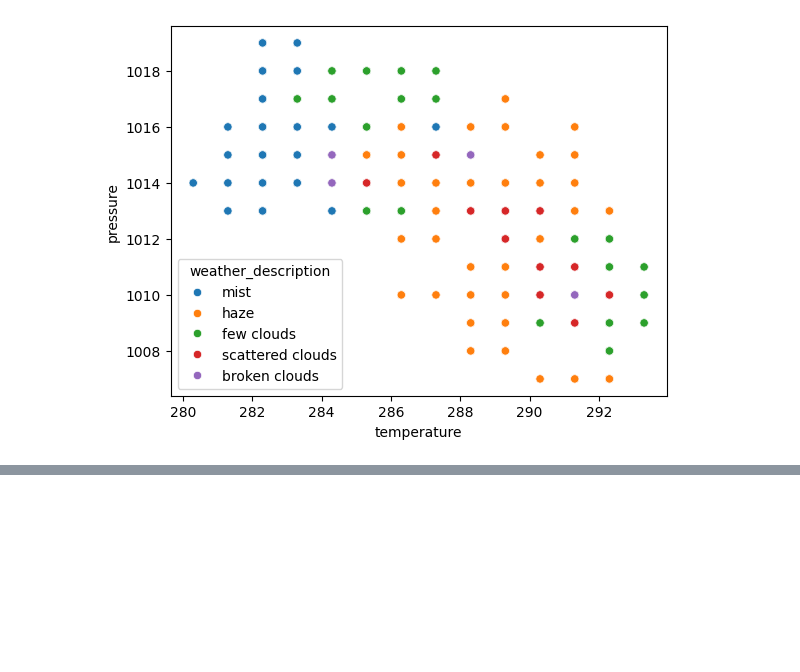
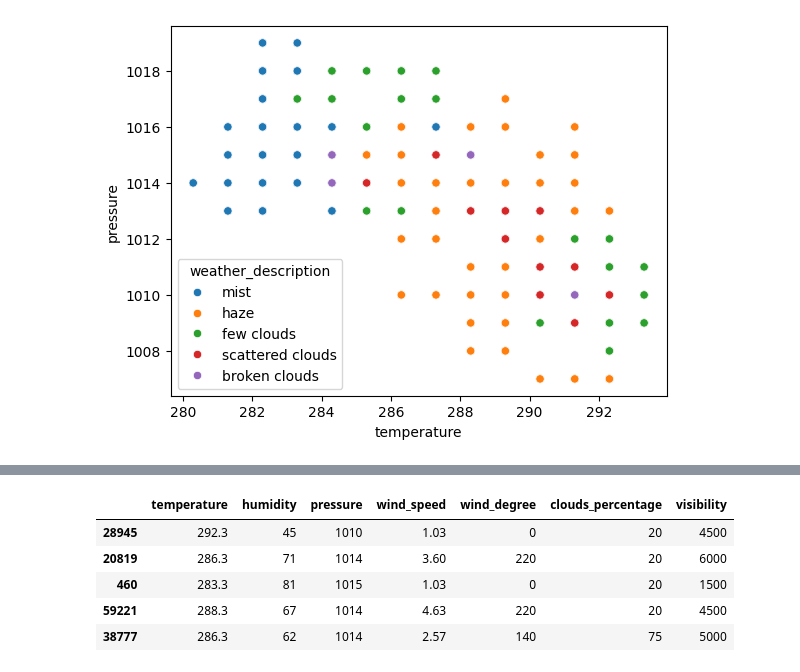
Before and after one commit to jin-raii/weather-web-app, a Jupyter notebook: weather_data.ipynb, the cells around one changed output, grey strips where cells are left out. Cells and saved outputs as stored; diff of their text form; code cells hidden in the pictures; blank space fills up the shorter version.

```diff
--- a/weather_data.ipynb
+++ b/weather_data.ipynb
@@ -570,0 +638,3 @@ sns.scatterplot(data=final_data, x='temperature', y='pressure', hue='weather_des
+# %%
+x_col = ['temperature', 'humidity', 'pressure', 'wind_speed', 'wind_degree', 'clouds_percentage', 'visibility']
+y_col = final_data['weather_description']
@@ -570,0 +654,10 @@ sns.scatterplot(data=final_data, x='temperature', y='pressure', hue='weather_des
+# %%
+X_train, X_test, y_train, y_test = train_test_split(final_data[x_col], y_col, test_size=0.2, random_state=42)
+X_train.head()
+# %% [output]
+|  | temperature | humidity | pressure | wind_speed | wind_degree | clouds_percentage | visibility |
+| 28945 | 292.3 | 45 | 1010 | 1.03 | 0 | 20 | 4500 |
+| 20819 | 286.3 | 71 | 1014 | 3.60 | 220 | 20 | 6000 |
+| 460 | 283.3 | 81 | 1015 | 1.03 | 0 | 20 | 1500 |
+| 59221 | 288.3 | 67 | 1014 | 4.63 | 220 | 20 | 4500 |
+| 38777 | 286.3 | 62 | 1014 | 2.57 | 140 | 75 | 5000 |
```
Also changed, not shown: parts of 21 cells of this notebook.
